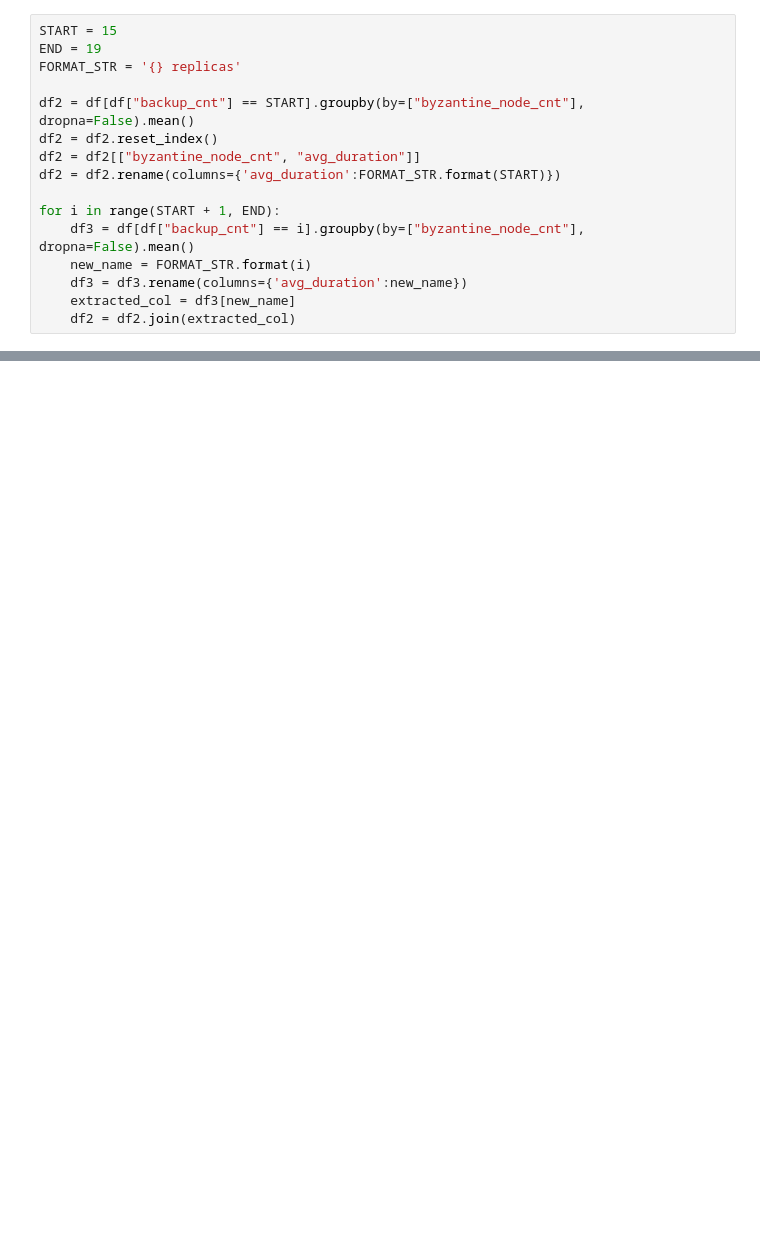
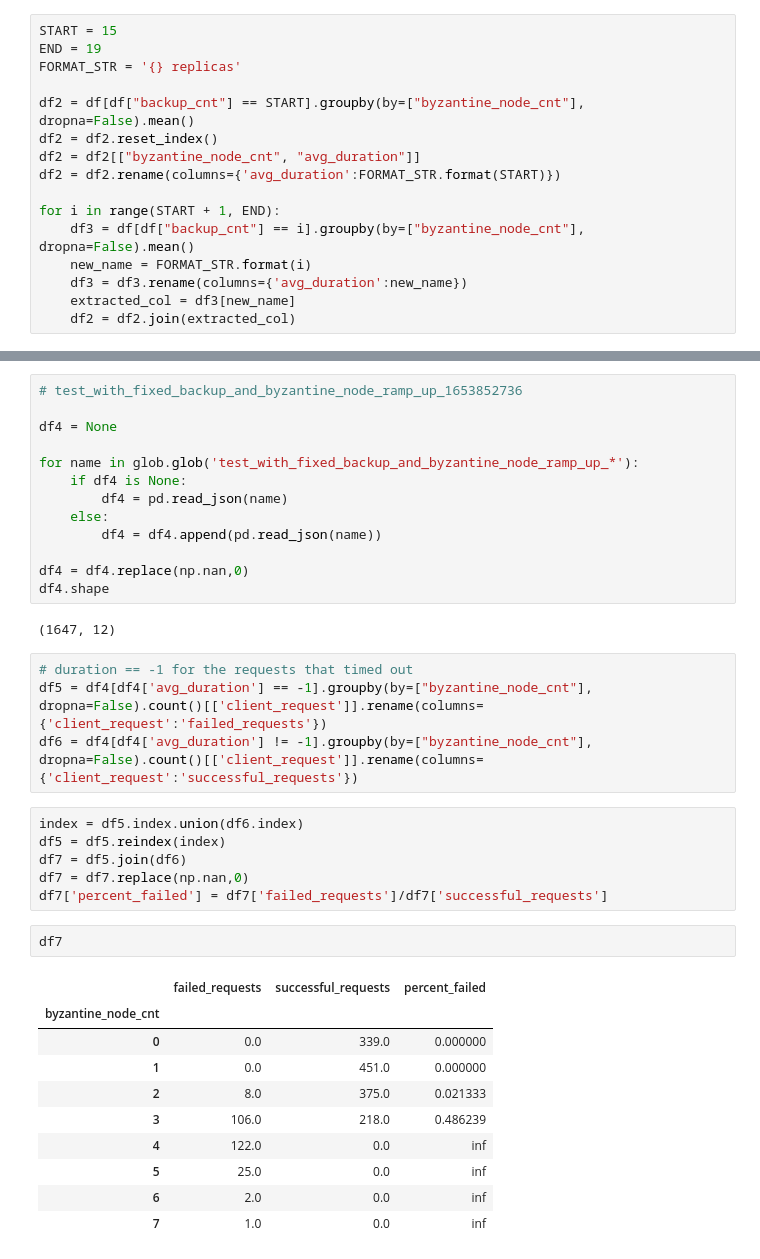
Before and after one commit to andrasfe/tinypbft, a Jupyter notebook: reporting.ipynb, the cells around one changed output, grey strips where cells are left out. Drawn from its saved outputs; the diff is of its cells as text; blank space fills up the shorter version.

Commit message:
included success failure percentages by number of byzantine nodes

```diff
--- a/reporting.ipynb
+++ b/reporting.ipynb
@@ -85,0 +86,38 @@ df2.plot(kind = 'line', x='byzantine_node_cnt', y=columns,
+# %%
+# test_with_fixed_backup_and_byzantine_node_ramp_up_1653852736
+
+df4 = None
+
+for name in glob.glob('test_with_fixed_backup_and_byzantine_node_ramp_up_*'):
+    if df4 is None:
+        df4 = pd.read_json(name)
+    else:
+        df4 = df4.append(pd.read_json(name))
+
+df4 = df4.replace(np.nan,0)
+df4.shape
+# %% [output]
+(1647, 12)
+# %%
+# duration == -1 for the requests that timed out
+df5 = df4[df4['avg_duration'] == -1].groupby(by=["byzantine_node_cnt"], dropna=False).count()[['client_request']].rename(columns={'client_request':'failed_requests'})
+df6 = df4[df4['avg_duration'] != -1].groupby(by=["byzantine_node_cnt"], dropna=False).count()[['client_request']].rename(columns={'client_request':'successful_requests'})
+# %%
+index = df5.index.union(df6.index)
+df5 = df5.reindex(index)
+df7 = df5.join(df6)
+df7 = df7.replace(np.nan,0)
+df7['percent_failed'] = df7['failed_requests']/df7['successful_requests']
+# %%
+df7
+# %% [output]
+|  | failed_requests | successful_requests | percent_failed |
+| byzantine_node_cnt |  |  |  |
+| 0 | 0.0 | 339.0 | 0.000000 |
+| 1 | 0.0 | 451.0 | 0.000000 |
+| 2 | 8.0 | 375.0 | 0.021333 |
+| 3 | 106.0 | 218.0 | 0.486239 |
+| 4 | 122.0 | 0.0 | inf |
+| 5 | 25.0 | 0.0 | inf |
+| 6 | 2.0 | 0.0 | inf |
+| 7 | 1.0 | 0.0 | inf |
```
Also changed, not shown: parts of 4 cells of this notebook.
